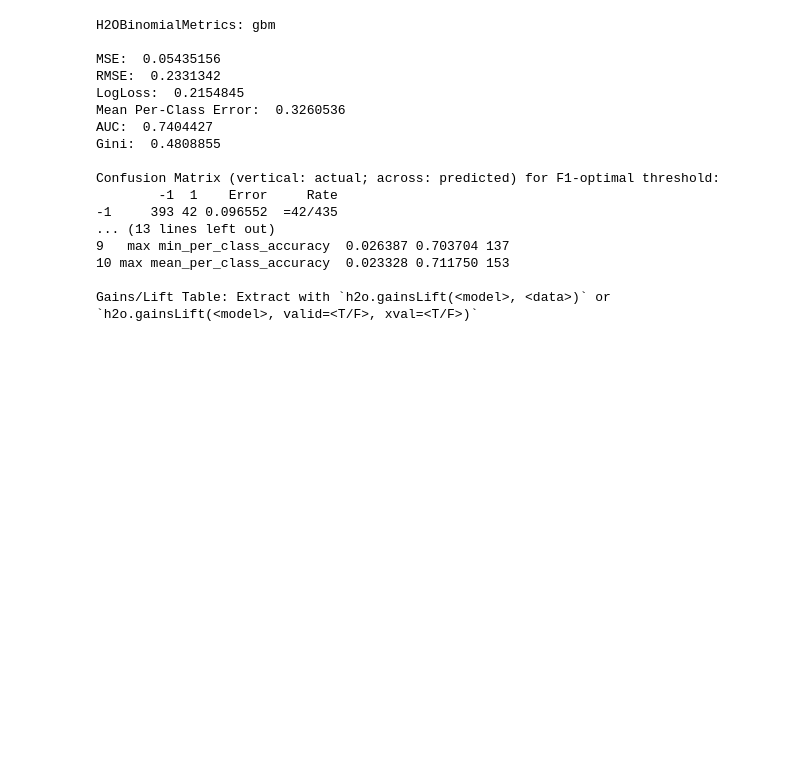
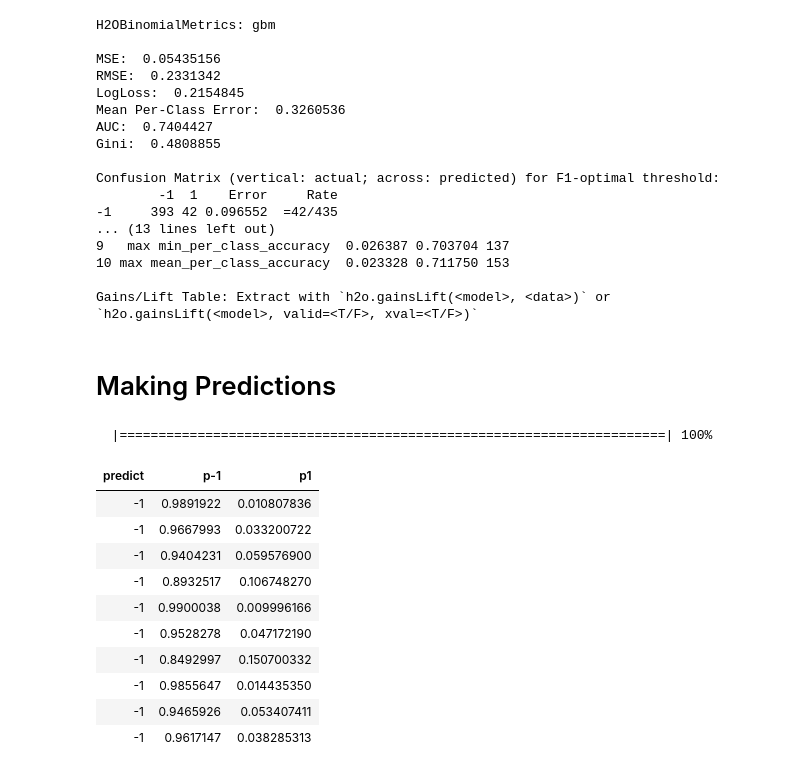
Before and after one commit to woobe/h2o_tutorials, a Jupyter notebook: use_cases/predictive_maintenance/step_01_basics.ipynb, the cells around one changed output. Saved outputs shown, nothing was run; the diff lists cells and outputs as text; code cells hidden in the pictures; blank space fills up the shorter version.

Commit message:
Added step for predictions

```diff
--- a/use_cases/predictive_maintenance/step_01_basics.ipynb
+++ b/use_cases/predictive_maintenance/step_01_basics.ipynb
@@ -174,3 +174,25 @@ Confusion Matrix (vertical: actual; across: predicted) for F1-optimal threshold:
 10 max mean_per_class_accuracy  0.023328 0.711750 153
 
 Gains/Lift Table: Extract with `h2o.gainsLift(<model>, <data>)` or `h2o.gainsLift(<model>, valid=<T/F>, xval=<T/F>)`
+# %% [markdown]
+# Making Predictions
+# %%
+# Use the model for predictions
+yhat_test <- h2o.predict(model, h_test)
+# %% [output]
+  |======================================================================| 100%
+# %%
+# Show first 10 rows
+head(yhat_test, 10)
+# %% [output]
+| predict | p-1 | p1 |
+| -1 | 0.9891922 | 0.010807836 |
+| -1 | 0.9667993 | 0.033200722 |
+| -1 | 0.9404231 | 0.059576900 |
+| -1 | 0.8932517 | 0.106748270 |
+| -1 | 0.9900038 | 0.009996166 |
+| -1 | 0.9528278 | 0.047172190 |
+| -1 | 0.8492997 | 0.150700332 |
+| -1 | 0.9855647 | 0.014435350 |
+| -1 | 0.9465926 | 0.053407411 |
+| -1 | 0.9617147 | 0.038285313 |
```
Also changed, not shown: parts of 2 cells of this notebook, 3 other files.
